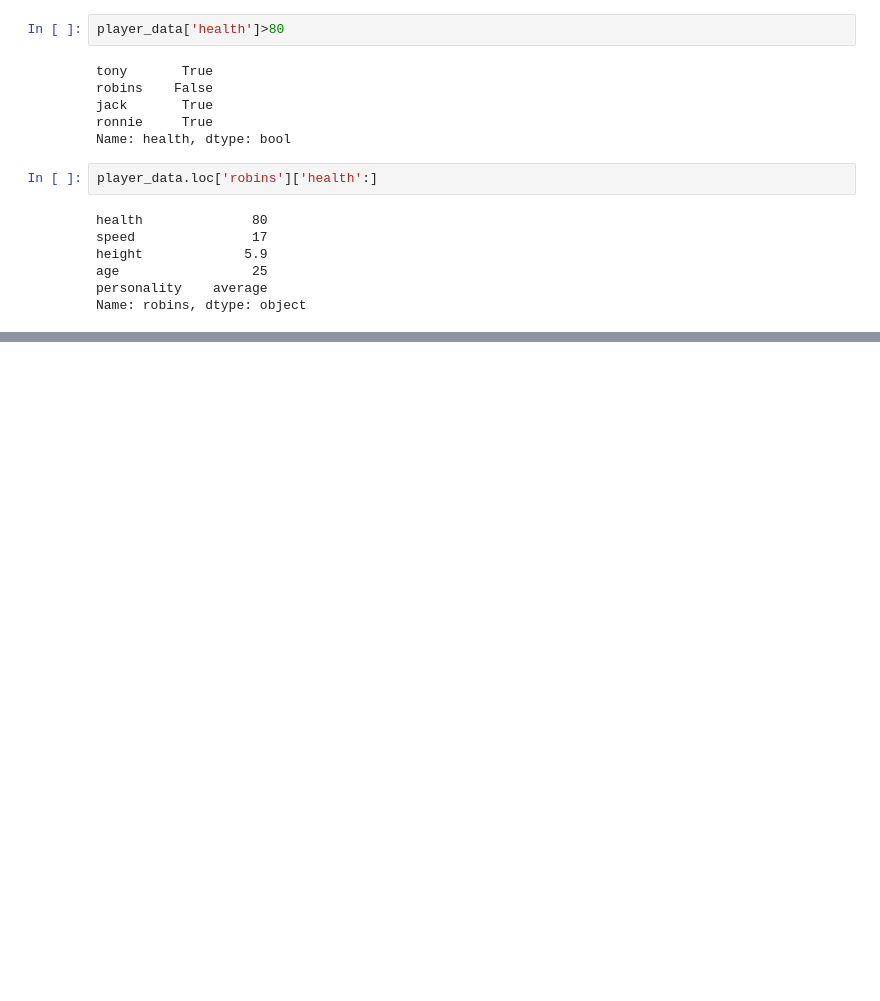
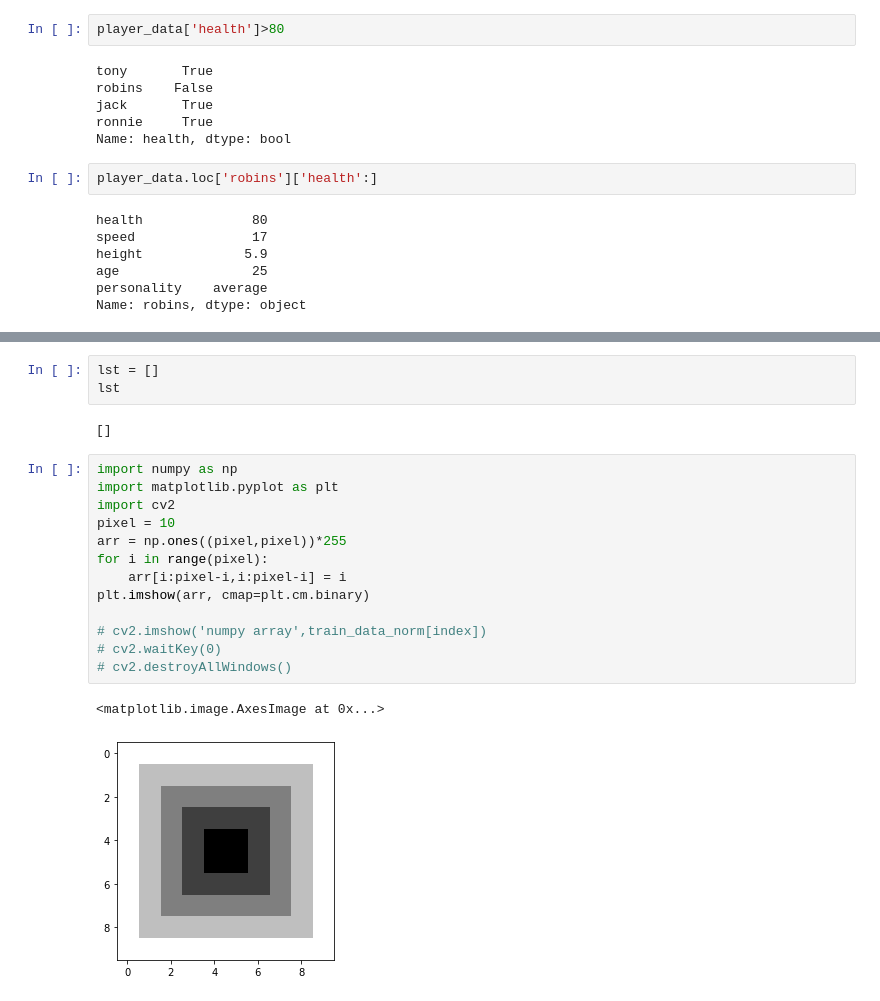
Before and after one commit to murtazahuzaifa/PIAIC-classes, a Jupyter notebook: Piaic classes work quarter 2/Practice.ipynb, the cells around one changed output, grey strips where cells are left out. Saved outputs shown, nothing was run; the diff lists cells and outputs as text; blank space fills up the shorter version.

```diff
--- a/Piaic classes work quarter 2/Practice.ipynb
+++ b/Piaic classes work quarter 2/Practice.ipynb
@@ -490,0 +657,21 @@ Name: robins, dtype: object
+# %%
+lst = []
+lst
+# %% [output]
+[]
+# %%
+import numpy as np
+import matplotlib.pyplot as plt
+import cv2
+pixel = 10
+arr = np.ones((pixel,pixel))*255
+for i in range(pixel):
+    arr[i:pixel-i,i:pixel-i] = i
+plt.imshow(arr, cmap=plt.cm.binary)
+
+# cv2.imshow('numpy array',train_data_norm[index])
+# cv2.waitKey(0)
+# cv2.destroyAllWindows()
+# %% [output]
+<matplotlib.image.AxesImage at 0x...>
+[figure, added]
```
Also changed, not shown: parts of 33 cells of this notebook, 15 other files.
